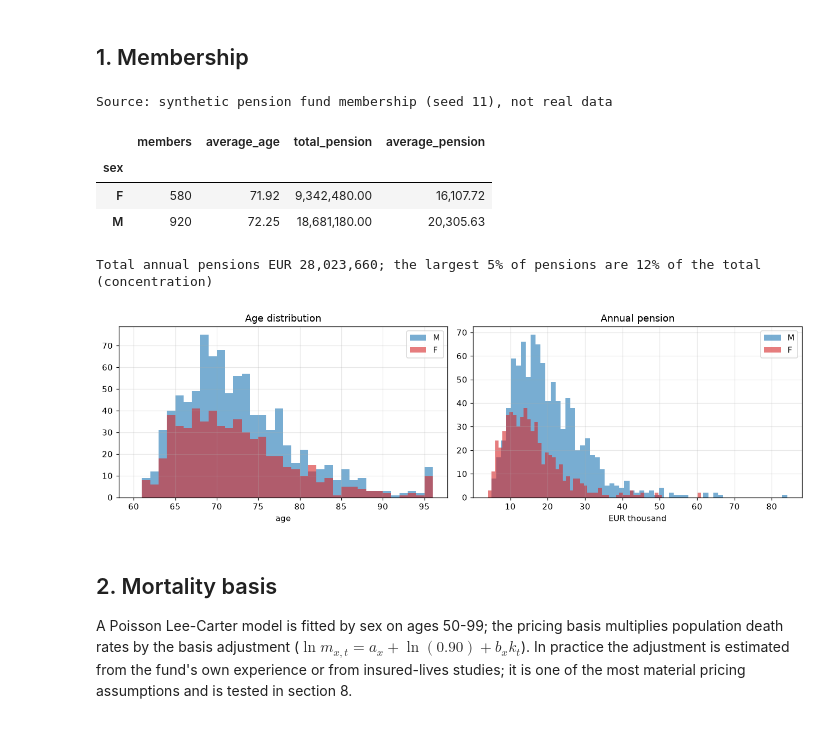
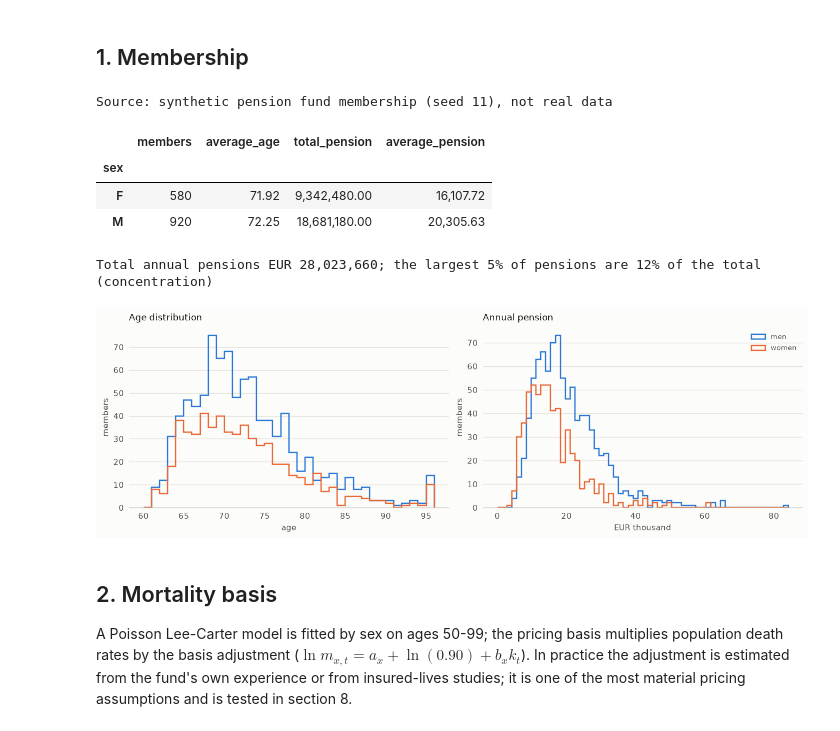
Before and after one commit to paolo993788/Actuarial-mathematics, a Jupyter notebook: notebooks/case_studies/pension_buy_in_pricing.ipynb, the cells around one changed output. Cells and saved outputs as stored; diff of their text form; code cells hidden in the pictures.

```diff
--- a/notebooks/case_studies/pension_buy_in_pricing.ipynb
+++ b/notebooks/case_studies/pension_buy_in_pricing.ipynb
@@ -54,7 +54,8 @@ OUTPUT_DIR = ROOT / "outputs" / "buy_in_pricing"
 OUTPUT_DIR.mkdir(parents=True, exist_ok=True)
 
 pd.set_option("display.float_format", lambda x: f"{x:,.2f}")
-plt.rcParams.update({"figure.dpi": 110, "axes.grid": True, "grid.alpha": 0.3})
+from longevity_risk.figstyle import MUTED, NEGATIVE, SERIES, notebook_style, ordinal_colors
+notebook_style()   # validated palette, recessive grid, constrained layout (see figstyle.py)
 print(f"longevity_risk {longevity_risk.__version__} | data mode: {DATA_MODE} | threads: {os.cpu_count()}")
 # %% [output]
 longevity_risk 0.1.0 | data mode: official | threads: 4
@@ -63,31 +64,30 @@ longevity_risk 0.1.0 | data mode: official | threads: 4
 # %%
 members = pd.read_csv(MEMBERSHIP_CSV) if MEMBERSHIP_CSV else synthetic.pensioners(n=1500)
 print("Source:", members.attrs.get("source", MEMBERSHIP_CSV))
 summary = members.groupby("sex").agg(members=("age", "size"), average_age=("age", "mean"),
                                      total_pension=("pension", "sum"), average_pension=("pension", "mean"))
 display(summary)
 top = members["pension"].sort_values(ascending=False)
 print(f"Total annual pensions EUR {members['pension'].sum():,.0f}; the largest 5% of pensions are "
       f"{top.iloc[: len(top) // 20].sum() / top.sum():.0%} of the total (concentration)")
 fig, axes = plt.subplots(1, 2, figsize=(12, 3.8))
-for sex, color in (("M", "C0"), ("F", "C3")):
+pension_bins = np.linspace(0, members["pension"].max() / 1e3, 61)
+for sex, color, label in (("M", SERIES[0], "men"), ("F", SERIES[1], "women")):
     sub = members[members["sex"] == sex]
-    axes[0].hist(sub["age"], bins=range(60, 97), alpha=0.6, color=color, label=sex)
-    axes[1].hist(sub["pension"] / 1e3, bins=60, alpha=0.6, color=color, label=sex)
-axes[0].set(title="Age distribution", xlabel="age")
-axes[1].set(title="Annual pension", xlabel="EUR thousand")
-for ax in axes:
-    ax.legend()
-fig.tight_layout()
+    axes[0].hist(sub["age"], bins=range(60, 97), histtype="step", lw=1.6, color=color, label=label)
+    axes[1].hist(sub["pension"] / 1e3, bins=pension_bins, histtype="step", lw=1.6, color=color, label=label)
+axes[0].set(title="Age distribution", xlabel="age", ylabel="members")
+axes[1].set(title="Annual pension", xlabel="EUR thousand", ylabel="members")
+axes[1].legend(loc="upper right")
 fig.savefig(OUTPUT_DIR / "membership.png", dpi=150)
 # %% [output]
 Source: synthetic pension fund membership (seed 11), not real data
 |  | members | average_age | total_pension | average_pension |
 | sex |  |  |  |  |
 | F | 580 | 71.92 | 9,342,480.00 | 16,107.72 |
 | M | 920 | 72.25 | 18,681,180.00 | 20,305.63 |
 Total annual pensions EUR 28,023,660; the largest 5% of pensions are 12% of the total (concentration)
-[figure, old version]
+[figure, new version]
 # %% [markdown]
 ## 2. Mortality basis
 
```
Also changed, not shown: parts of 4 cells of this notebook, 4 other files.
